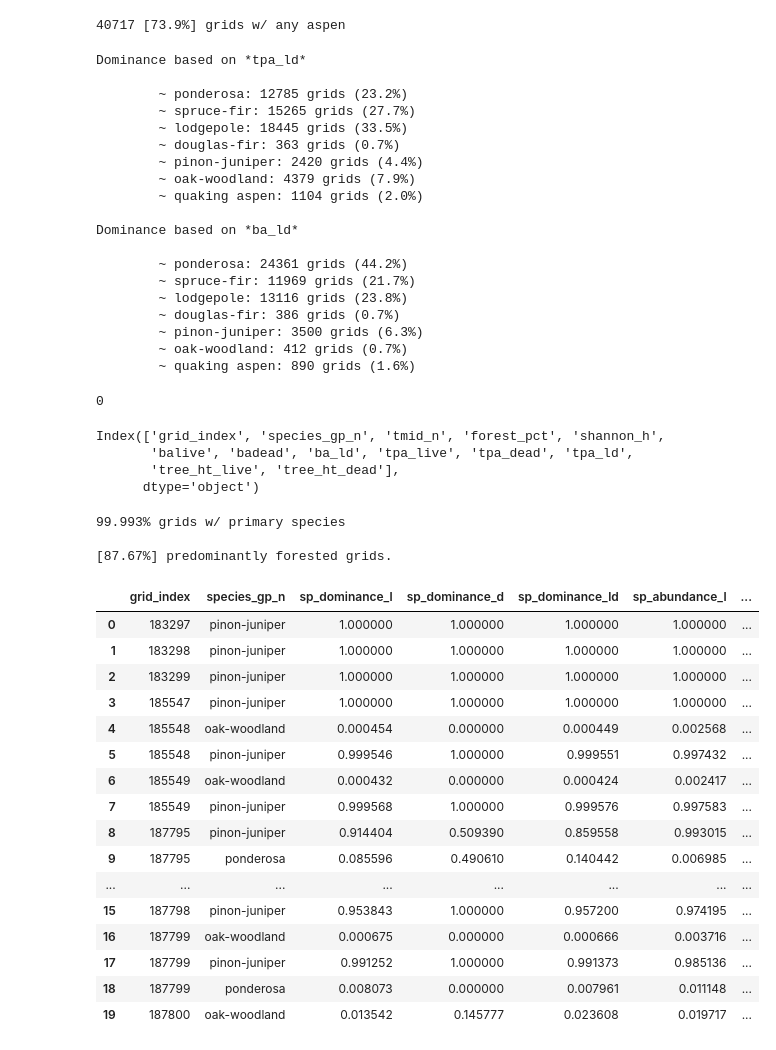
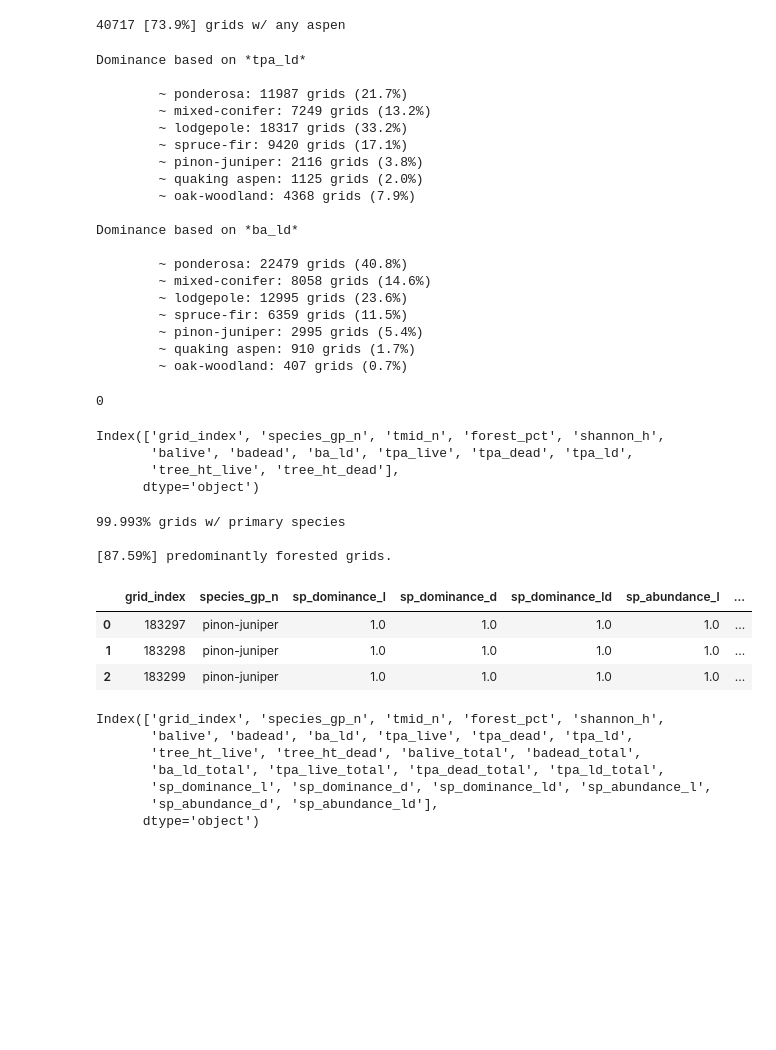
Before and after one commit to natshoff/aspen-fire-fork, a Jupyter notebook: Aim2/code/Python/04a_TreeMap_FIA-Summary.ipynb, the cells around one changed output. Drawn from its saved outputs; the diff is of its cells as text; code cells hidden in the pictures; blank space fills up the shorter version.

Commit message:
Species co-occurrence

```diff
--- a/Aim2/code/Python/04a_TreeMap_FIA-Summary.ipynb
+++ b/Aim2/code/Python/04a_TreeMap_FIA-Summary.ipynb
@@ -409,13 +466,14 @@ Species making up 97% of *ba_ld_f_csum*:
 # %%
 # Aggregate species into forest groups
+# These groups represent common pairings for the Southern Rockies
 spp_grouping = {
-    'pinyon|juniper|cedar': 'pinon-juniper',
-    ' fir|spruce': 'spruce-fir',
-    'limber|bristlecone': 'subalpine-pine',
+    'pinyon|juniper': 'pinon-juniper',
+    'engelmann spruce|subalpine fir|corkbark fir': 'spruce-fir',
+    'limber|bristlecone|whitebark': 'subalpine-pine',
     'ponderosa pine|Jeffrey': 'ponderosa',
     'lodgepole pine': 'lodgepole',
     'aspen': 'quaking aspen',
-    'Douglas': 'douglas-fir',
+    'douglas-fir|grand fir|white fir|larch': 'mixed-conifer',
     'oak': 'oak-woodland',
     'cottonwood|willow': 'woody-riparian'
 }
@@ -490,8 +557,8 @@ print(f"\n{grid_tm.head(10)}\n")
 spp_pr = (
     grid_tm.groupby('species_gp_n', as_index=False)
     .agg(
-        balive=('balive','sum'),
-        tpa_live=('tpa_live', 'sum')
+        balive=('ba_ld','sum'),
+        tpa_live=('tpa_ld', 'sum')
     )
 )
 # calculate the fraction
@@ -530,6 +598,7 @@ print(f"{n_spp_grids} [{round(n_spp_grids/len(grid_tm['grid_index'].unique())*10
 # %%
 # Identify dominant species for each grid cell by 'balive' or 'tpa_live'
 # print these summaries for all species
+# percent of grids in which that species is dominant
 metrics = ['tpa_ld', 'ba_ld']  # metrics to assess
 for metric in metrics:
     print(f"\nDominance based on *{metric}*\n")
@@ -553,23 +622,23 @@ gc.collect()
 # %% [output]
 Dominance based on *tpa_ld*
 
-        ~ ponderosa: 12785 grids (23.2%)
-        ~ spruce-fir: 15265 grids (27.7%)
-        ~ lodgepole: 18445 grids (33.5%)
-        ~ douglas-fir: 363 grids (0.7%)
-        ~ pinon-juniper: 2420 grids (4.4%)
-        ~ oak-woodland: 4379 grids (7.9%)
-        ~ quaking aspen: 1104 grids (2.0%)
+        ~ ponderosa: 11987 grids (21.7%)
+        ~ mixed-conifer: 7249 grids (13.2%)
+        ~ lodgepole: 18317 grids (33.2%)
+        ~ spruce-fir: 9420 grids (17.1%)
+        ~ pinon-juniper: 2116 grids (3.8%)
+        ~ quaking aspen: 1125 grids (2.0%)
+        ~ oak-woodland: 4368 grids (7.9%)
 
 Dominance based on *ba_ld*
 
-        ~ ponderosa: 24361 grids (44.2%)
-        ~ spruce-fir: 11969 grids (21.7%)
-        ~ lodgepole: 13116 grids (23.8%)
-        ~ douglas-fir: 386 grids (0.7%)
-        ~ pinon-juniper: 3500 grids (6.3%)
-        ~ oak-woodland: 412 grids (0.7%)
-        ~ quaking aspen: 890 grids (1.6%)
+        ~ ponderosa: 22479 grids (40.8%)
+        ~ mixed-conifer: 8058 grids (14.6%)
+        ~ lodgepole: 12995 grids (23.6%)
+        ~ spruce-fir: 6359 grids (11.5%)
+        ~ pinon-juniper: 2995 grids (5.4%)
+        ~ quaking aspen: 910 grids (1.7%)
+        ~ oak-woodland: 407 grids (0.7%)
 0
 # %%
 grid_tm.columns
@@ -580,10 +649,13 @@ Index(['grid_index', 'species_gp_n', 'tmid_n', 'forest_pct', 'shannon_h',
       dtype='object')
 # %%
 # filter to keep grids with our top/dominant species
+# species groups making up 97% of gridcell area
 grid_tm_dsp = grid_tm[grid_tm['species_gp_n'].isin(top_species['species_gp_n'].unique())]
+
 # check how many this is compared to the total
 n_grids = len(grid_tm['grid_index'].unique())
 print(f"\n{round(len(grid_tm_dsp['grid_index'].unique()) / n_grids*100,3)}% grids w/ primary species\n")
+
 # calculate how many grids are predominantly forested
 n_forest = len(grid_tm_dsp[grid_tm_dsp['forest_pct'] > 50])
 print(f"[{round(n_forest/len(grid_tm_dsp)*100,2)}%] predominantly forested grids.\n")
@@ -599,49 +671,36 @@ grid_totals = (
         tpa_live_total=('tpa_live', 'sum'),
         tpa_dead_total=('tpa_dead', 'sum'),
         tpa_ld_total=('tpa_ld', 'sum')
     )
 )
 # subset columns
 grid_totals = grid_totals[['grid_index',
                            'balive_total','badead_total','ba_ld_total',
                            'tpa_live_total','tpa_dead_total','tpa_ld_total']]
 # merge back to the grid data
 grid_tm_dsp = grid_tm_dsp.merge(grid_totals, on='grid_index', how='left')
 
 # calculate the species proportions (for live/dead)
 # dominance (live/dead basal area)
 grid_tm_dsp['sp_dominance_l'] = grid_tm_dsp['balive'] / grid_tm_dsp['balive_total']
 grid_tm_dsp['sp_dominance_d'] = grid_tm_dsp['badead'] / grid_tm_dsp['badead_total']
 grid_tm_dsp['sp_dominance_ld'] = grid_tm_dsp['ba_ld'] / grid_tm_dsp['ba_ld_total']
 
 # abundance (live/dead TPA)
 grid_tm_dsp['sp_abundance_l'] = grid_tm_dsp['tpa_live'] / grid_tm_dsp['tpa_live_total']
-grid_tm_dsp['sp_abundance_d'] = grid_tm_dsp['tpa_live'] / grid_tm_dsp['tpa_live_total']
+grid_tm_dsp['sp_abundance_d'] = grid_tm_dsp['tpa_dead'] / grid_tm_dsp['tpa_dead_total']
 grid_tm_dsp['sp_abundance_ld'] = grid_tm_dsp['tpa_live'] / grid_tm_dsp['tpa_live_total']
 
 # cheack on the results
 grid_tm_dsp[['grid_index','species_gp_n',
              'sp_dominance_l','sp_dominance_d','sp_dominance_ld',
              'sp_abundance_l','sp_abundance_d','sp_abundance_ld'
-            ]].head(20)
+            ]].head(3)
 # %% [output]
 99.993% grids w/ primary species
 
-[87.67%] predominantly forested grids.
+[87.59%] predominantly forested grids.
 |  | grid_index | species_gp_n | sp_dominance_l | sp_dominance_d | sp_dominance_ld | sp_abundance_l | ... |
-| 0 | 183297 | pinon-juniper | 1.000000 | 1.000000 | 1.000000 | 1.000000 | ... |
-| 1 | 183298 | pinon-juniper | 1.000000 | 1.000000 | 1.000000 | 1.000000 | ... |
-| 2 | 183299 | pinon-juniper | 1.000000 | 1.000000 | 1.000000 | 1.000000 | ... |
-| 3 | 185547 | pinon-juniper | 1.000000 | 1.000000 | 1.000000 | 1.000000 | ... |
-| 4 | 185548 | oak-woodland | 0.000454 | 0.000000 | 0.000449 | 0.002568 | ... |
-| 5 | 185548 | pinon-juniper | 0.999546 | 1.000000 | 0.999551 | 0.997432 | ... |
-| 6 | 185549 | oak-woodland | 0.000432 | 0.000000 | 0.000424 | 0.002417 | ... |
-| 7 | 185549 | pinon-juniper | 0.999568 | 1.000000 | 0.999576 | 0.997583 | ... |
-| 8 | 187795 | pinon-juniper | 0.914404 | 0.509390 | 0.859558 | 0.993015 | ... |
-| 9 | 187795 | ponderosa | 0.085596 | 0.490610 | 0.140442 | 0.006985 | ... |
-| ... | ... | ... | ... | ... | ... | ... | ... |
-| 15 | 187798 | pinon-juniper | 0.953843 | 1.000000 | 0.957200 | 0.974195 | ... |
-| 16 | 187799 | oak-woodland | 0.000675 | 0.000000 | 0.000666 | 0.003716 | ... |
-| 17 | 187799 | pinon-juniper | 0.991252 | 1.000000 | 0.991373 | 0.985136 | ... |
-| 18 | 187799 | ponderosa | 0.008073 | 0.000000 | 0.007961 | 0.011148 | ... |
-| 19 | 187800 | oak-woodland | 0.013542 | 0.145777 | 0.023608 | 0.019717 | ... |
+| 0 | 183297 | pinon-juniper | 1.0 | 1.0 | 1.0 | 1.0 | ... |
+| 1 | 183298 | pinon-juniper | 1.0 | 1.0 | 1.0 | 1.0 | ... |
+| 2 | 183299 | pinon-juniper | 1.0 | 1.0 | 1.0 | 1.0 | ... |
@@ -672,2 +707,10 @@ print(f"\n{tree_metrics.head(12)}\n")
 # %%
-grid_tm.columns
+grid_tm_dsp.columns
+# %% [output]
+Index(['grid_index', 'species_gp_n', 'tmid_n', 'forest_pct', 'shannon_h',
+       'balive', 'badead', 'ba_ld', 'tpa_live', 'tpa_dead', 'tpa_ld',
+       'tree_ht_live', 'tree_ht_dead', 'balive_total', 'badead_total',
+       'ba_ld_total', 'tpa_live_total', 'tpa_dead_total', 'tpa_ld_total',
+       'sp_dominance_l', 'sp_dominance_d', 'sp_dominance_ld', 'sp_abundance_l',
+       'sp_abundance_d', 'sp_abundance_ld'],
+      dtype='object')
```
Also changed, not shown: parts of 42 cells of this notebook, 9 other files.
